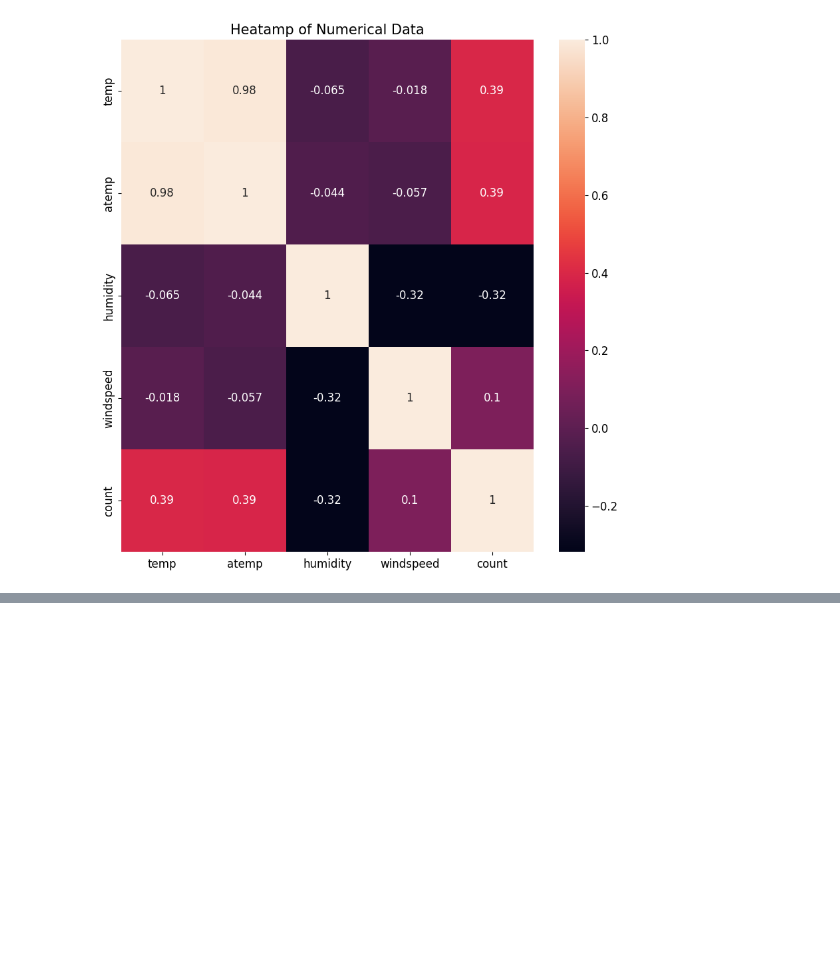
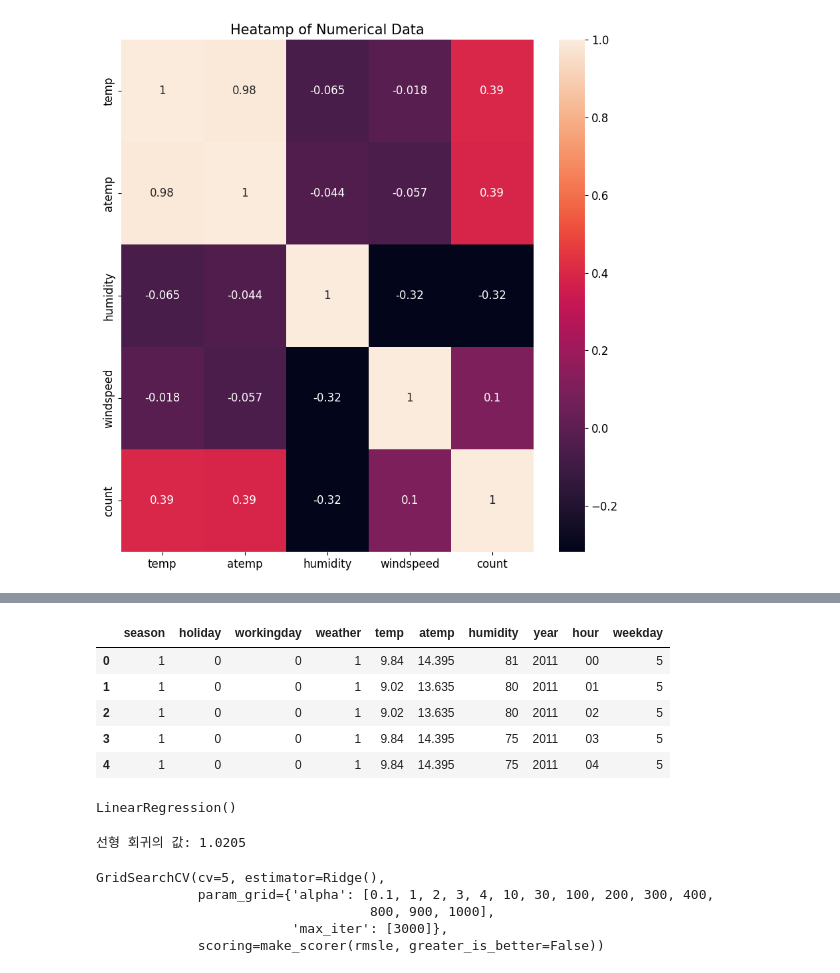
Before and after one commit to jikyoung/DATA_Analysis, a Jupyter notebook: bike_sharing_demand.ipynb, the cells around one changed output, grey strips where cells are left out. Saved outputs shown, nothing was run; the diff lists cells and outputs as text; code cells hidden in the pictures; blank space fills up the shorter version.

```diff
--- a/bike_sharing_demand.ipynb
+++ b/bike_sharing_demand.ipynb
@@ -364,0 +419,17 @@ ex.set(title='Heatamp of Numerical Data')
+# %%
+X_train = all_data[~pd.isnull(all_data['count'])]
+X_test = all_data[pd.isnull(all_data['count'])]
+# %%
+X_train = X_train.drop(['count'], axis=1)
+X_test = X_test.drop(['count'], axis=1)
+
+y = train['count']
+# %%
+X_train.head()
+# %% [output]
+|  | season | holiday | workingday | weather | temp | atemp | humidity | year | hour | weekday |
+| 0 | 1 | 0 | 0 | 1 | 9.84 | 14.395 | 81 | 2011 | 00 | 5 |
+| 1 | 1 | 0 | 0 | 1 | 9.02 | 13.635 | 80 | 2011 | 01 | 5 |
+| 2 | 1 | 0 | 0 | 1 | 9.02 | 13.635 | 80 | 2011 | 02 | 5 |
+| 3 | 1 | 0 | 0 | 1 | 9.84 | 14.395 | 75 | 2011 | 03 | 5 |
+| 4 | 1 | 0 | 0 | 1 | 9.84 | 14.395 | 75 | 2011 | 04 | 5 |
@@ -364,0 +457,5 @@ ex.set(title='Heatamp of Numerical Data')
+# %%
+log_y = np.log(y) # 타깃값 로그변환
+linear_reg_model.fit(X_train, log_y)
+# %% [output]
+LinearRegression()
@@ -364,0 +464,4 @@ ex.set(title='Heatamp of Numerical Data')
+# %%
+print(f'선형 회귀의 값: {rmsle(log_y, preds, True):.4f}')
+# %% [output]
+선형 회귀의 값: 1.0205
@@ -364,0 +491,9 @@ ex.set(title='Heatamp of Numerical Data')
+# %%
+log_y = np.log(y) # 타깃값 로그 변환
+gridsearch_ridge_model.fit(X_train, log_y) # 훈련(그리드서치)
+# %% [output]
+GridSearchCV(cv=5, estimator=Ridge(),
+             param_grid={'alpha': [0.1, 1, 2, 3, 4, 10, 30, 100, 200, 300, 400,
+                                   800, 900, 1000],
+                         'max_iter': [3000]},
+             scoring=make_scorer(rmsle, greater_is_better=False))
```
Also changed, not shown: parts of 26 cells of this notebook.
